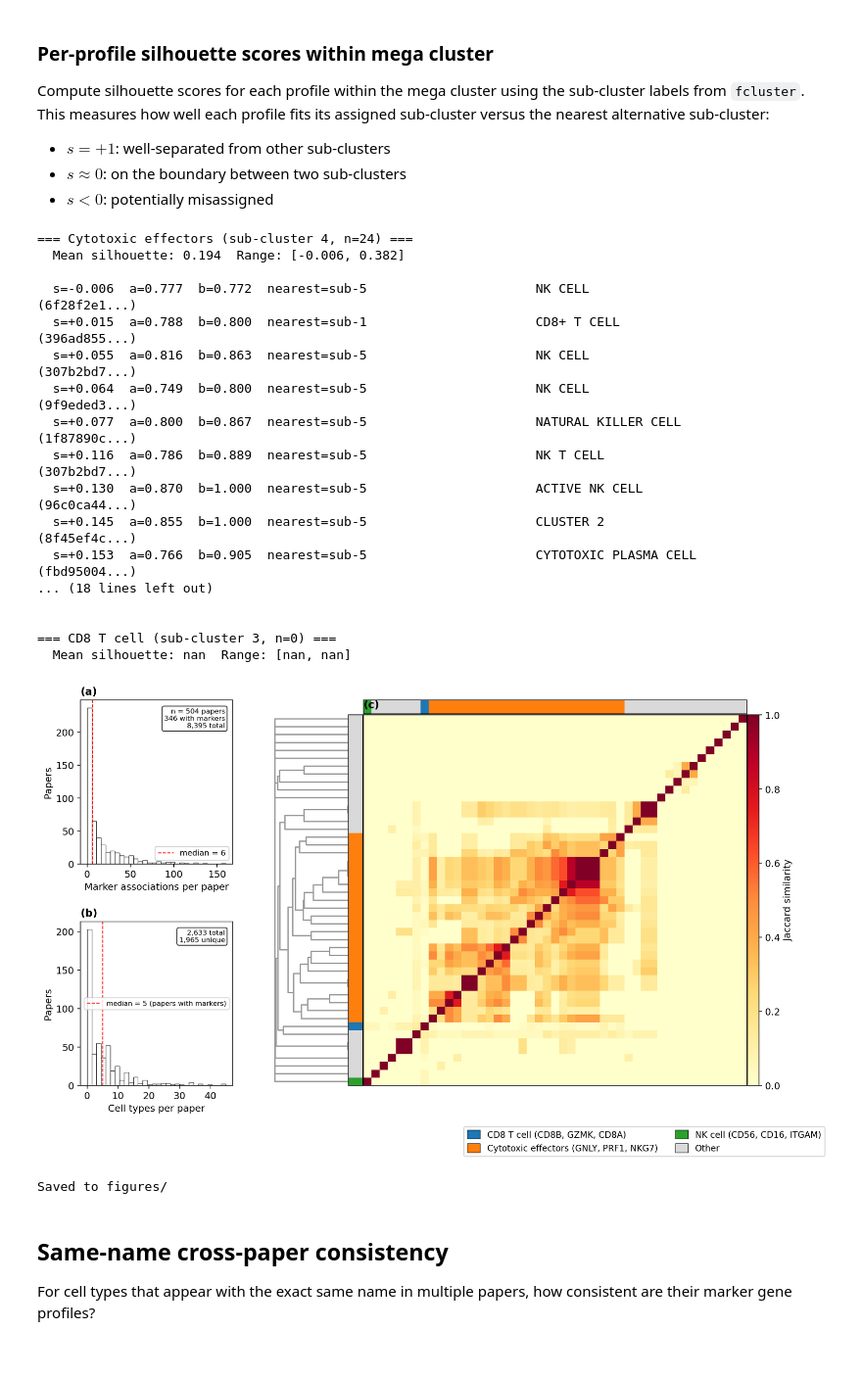
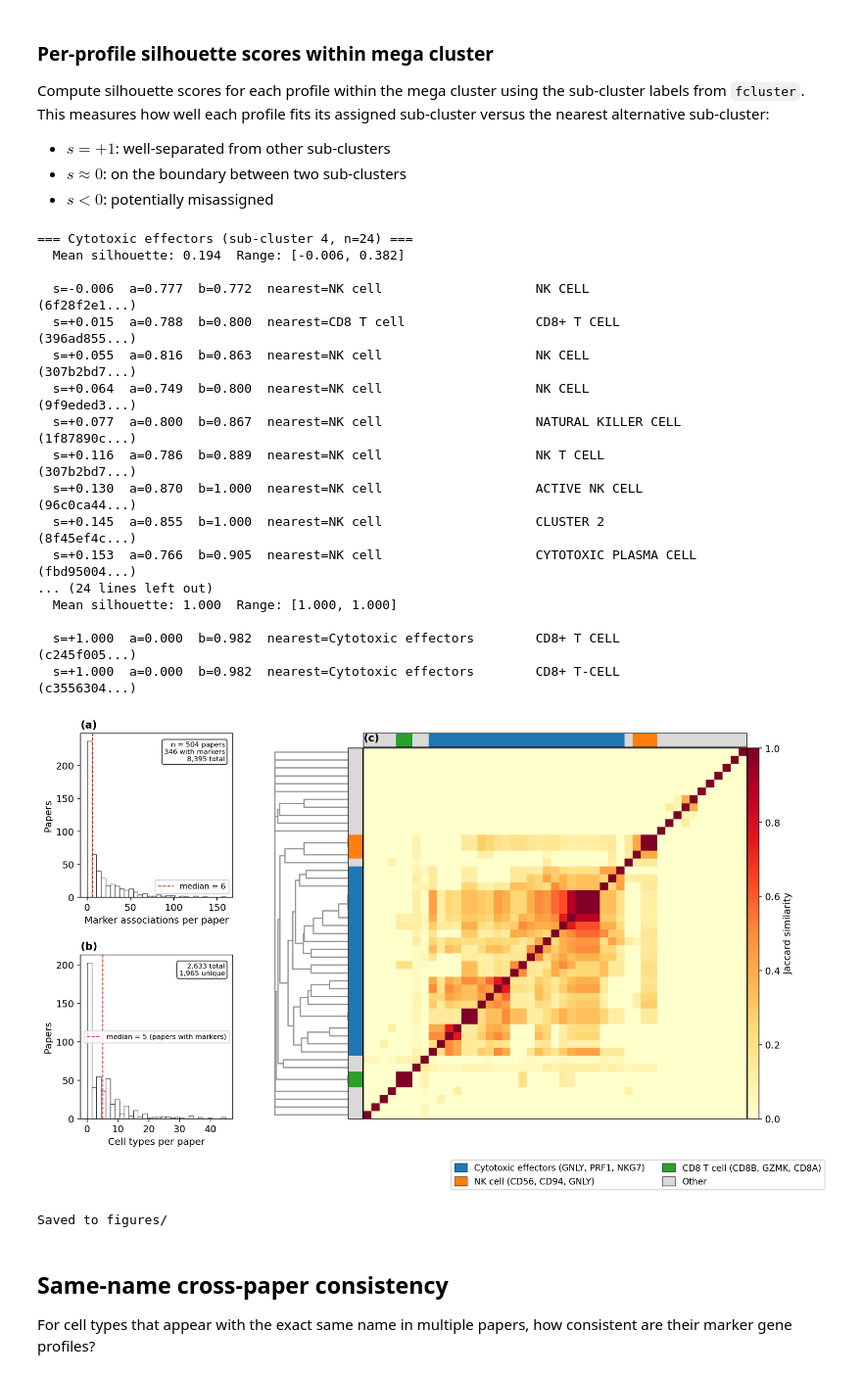
Before and after one commit to sbooeshaghi/llmarkers, a Jupyter notebook: analysis/biorxiv_celltype_matching.ipynb, the cells around one changed output. Shown at 98% size. Drawn from its saved outputs; the diff is of its cells as text; code cells hidden in the pictures.

Commit message:
Synchronize immune cluster table and figure with current notebook outputs

```diff
--- a/analysis/biorxiv_celltype_matching.ipynb
+++ b/analysis/biorxiv_celltype_matching.ipynb
@@ -415,10 +415,10 @@ for _, r in edges.iterrows():
     if pair not in edge_weights or r["jaccard"] > edge_weights[pair]:
         edge_weights[pair] = r["jaccard"]
 
-# BFS connected components
+# BFS connected components (deterministic traversal)
 visited = set()
 components = []
-for node in adj:
+for node in sorted(adj):
     if node in visited:
         continue
     component = []
@@ -429,13 +429,13 @@ for node in adj:
             continue
         visited.add(curr)
         component.append(curr)
-        for neighbor in adj[curr]:
+        for neighbor in sorted(adj[curr]):
             if neighbor not in visited:
                 queue.append(neighbor)
     components.append(sorted(component))
 
-# Sort by size
-components.sort(key=len, reverse=True)
+# Deterministic sort: largest first, then lexicographic tie-break
+components.sort(key=lambda c: (-len(c), tuple(c)))
 
 print(f"Alias groups (Jaccard >= {JACC_THRESHOLD}): {len(components)}")
 print(f"Groups with 2+ names: {sum(1 for c in components if len(c) >= 2)}")
@@ -907,8 +919,8 @@ assigned sub-cluster versus the nearest alternative sub-cluster:
 # Bio labels for the 3 immune sub-clusters
 bio_labels = {
     4: "Cytotoxic effectors",
-    10: "NK cell",
-    3: "CD8 T cell",
+    5: "NK cell",
+    1: "CD8 T cell",
 }
 
 sub_cluster_profiles = defaultdict(list)  # sub_label -> list of (index, paper_id, ct, gene_set)
@@ -961,7 +973,7 @@ for lab in valid_subs:
 mega_sil_df = pd.DataFrame(mega_sil_rows)
 
 # Report for the 3 immune sub-clusters in the supplementary table
-table_subs = [4, 10, 3]
+table_subs = [4, 5, 1]
 table_sil_df = mega_sil_df[mega_sil_df['sub_label'].isin(table_subs)].copy()
 
 for lab in table_subs:
@@ -980,20 +992,20 @@ for lab in table_subs:
 === Cytotoxic effectors (sub-cluster 4, n=24) ===
   Mean silhouette: 0.194  Range: [-0.006, 0.382]
 
-  s=-0.006  a=0.777  b=0.772  nearest=sub-5                      NK CELL                        (6f28f2e1...)
-  s=+0.015  a=0.788  b=0.800  nearest=sub-1                      CD8+ T CELL                    (396ad855...)
-  s=+0.055  a=0.816  b=0.863  nearest=sub-5                      NK CELL                        (307b2bd7...)
-  s=+0.064  a=0.749  b=0.800  nearest=sub-5                      NK CELL                        (9f9eded3...)
-  s=+0.077  a=0.800  b=0.867  nearest=sub-5                      NATURAL KILLER CELL            (1f87890c...)
-  s=+0.116  a=0.786  b=0.889  nearest=sub-5                      NK T CELL                      (307b2bd7...)
-  s=+0.130  a=0.870  b=1.000  nearest=sub-5                      ACTIVE NK CELL                 (96c0ca44...)
-  s=+0.145  a=0.855  b=1.000  nearest=sub-5                      CLUSTER 2                      (8f45ef4c...)
-  s=+0.153  a=0.766  b=0.905  nearest=sub-5                      CYTOTOXIC PLASMA CELL          (fbd95004...)
-... (18 lines left out)
+  s=-0.006  a=0.777  b=0.772  nearest=NK cell                    NK CELL                        (6f28f2e1...)
+  s=+0.015  a=0.788  b=0.800  nearest=CD8 T cell                 CD8+ T CELL                    (396ad855...)
+  s=+0.055  a=0.816  b=0.863  nearest=NK cell                    NK CELL                        (307b2bd7...)
+  s=+0.064  a=0.749  b=0.800  nearest=NK cell                    NK CELL                        (9f9eded3...)
+  s=+0.077  a=0.800  b=0.867  nearest=NK cell                    NATURAL KILLER CELL            (1f87890c...)
+  s=+0.116  a=0.786  b=0.889  nearest=NK cell                    NK T CELL                      (307b2bd7...)
+  s=+0.130  a=0.870  b=1.000  nearest=NK cell                    ACTIVE NK CELL                 (96c0ca44...)
+  s=+0.145  a=0.855  b=1.000  nearest=NK cell                    CLUSTER 2                      (8f45ef4c...)
+  s=+0.153  a=0.766  b=0.905  nearest=NK cell                    CYTOTOXIC PLASMA CELL          (fbd95004...)
+... (24 lines left out)
+  Mean silhouette: 1.000  Range: [1.000, 1.000]
 
-
-=== CD8 T cell (sub-cluster 3, n=0) ===
-  Mean silhouette: nan  Range: [nan, nan]
+  s=+1.000  a=0.000  b=0.982  nearest=Cytotoxic effectors        CD8+ T CELL                    (c245f005...)
+  s=+1.000  a=0.000  b=0.982  nearest=Cytotoxic effectors        CD8+ T-CELL                    (c3556304...)
 # %%
 # Publication figure: (a,b) corpus descriptive stats + (c) dendrogram + heatmap
 
@@ -1022,17 +1034,18 @@ for pid in all_papers:
 # --- Bio labels for sub-clusters (human-only mega cluster) ---
 bio_labels = {
     4: "Cytotoxic effectors",
-    10: "NK cell",
-    3: "CD8 T cell",
+    5: "NK cell",
+    1: "CD8 T cell",
 }
 bio_genes = {
     4: "GNLY, PRF1, NKG7",
-    10: "CD56, CD16, ITGAM",
-    3: "CD8B, GZMK, CD8A",
+    5: "CD56, CD94, GNLY",
+    1: "CD8B, GZMK, CD8A",
 }
 cmap_tab = plt.cm.tab10
+bio_order = [4, 5, 1]
 sub_colors = {}
-for i, lab in enumerate(sorted(bio_labels.keys())):
+for i, lab in enumerate(bio_order):
     sub_colors[lab] = cmap_tab(i)
 
 # --- Similarity matrix and leaf order ---
@@ -1129,35 +1142,35 @@ ax_hm = fig.add_subplot(right_gs[1, 2])
 im = ax_hm.imshow(sim_ordered, cmap='YlOrRd', aspect='auto',
                    vmin=0, vmax=1.0, interpolation='nearest',
                    extent=[y_lo, y_hi, y_lo, y_hi], origin='lower')
 ax_hm.set_xticks([])
 ax_hm.set_yticks([])
 ax_hm.set_xlim(y_lo, y_hi)
 ax_hm.set_ylim(y_lo, y_hi)
 ax_hm.set_title('(c)', fontsize=fsize+1, loc='left', fontweight='bold', pad=8)
 
 # Colorbar
 ax_cb = fig.add_subplot(right_gs[1, 3])
 plt.colorbar(im, cax=ax_cb)
 ax_cb.set_ylabel('Jaccard similarity', fontsize=fsize)
 
 # Legend for sub-clusters
 handles = [Patch(facecolor=sub_colors[l], edgecolor='k',
                  label=f"{bio_labels[l]} ({bio_genes[l]})", lw=0.5)
-           for l in sorted(bio_labels.keys())]
+           for l in bio_order]
 handles.append(Patch(facecolor='#d9d9d9', edgecolor='k',
                      label='Other', lw=0.5))
 fig.legend(handles=handles, fontsize=10, loc='lower right',
            ncol=2, bbox_to_anchor=(0.98, -0.04), framealpha=0.9,
            handlelength=1.5, handleheight=1.2)
 
 # Save
 os.makedirs('figures', exist_ok=True)
 plt.savefig('figures/biorxiv_immune_cluster.pdf', bbox_inches='tight', dpi=150)
 plt.savefig('figures/biorxiv_immune_cluster.png', bbox_inches='tight', dpi=150)
 plt.show()
 print("Saved to figures/")
 # %% [output]
-[figure, old version]
+[figure, new version]
 Saved to figures/
 # %% [markdown]
 ## Same-name cross-paper consistency
```
Also changed, not shown: parts of 9 cells of this notebook, 3 other files.
